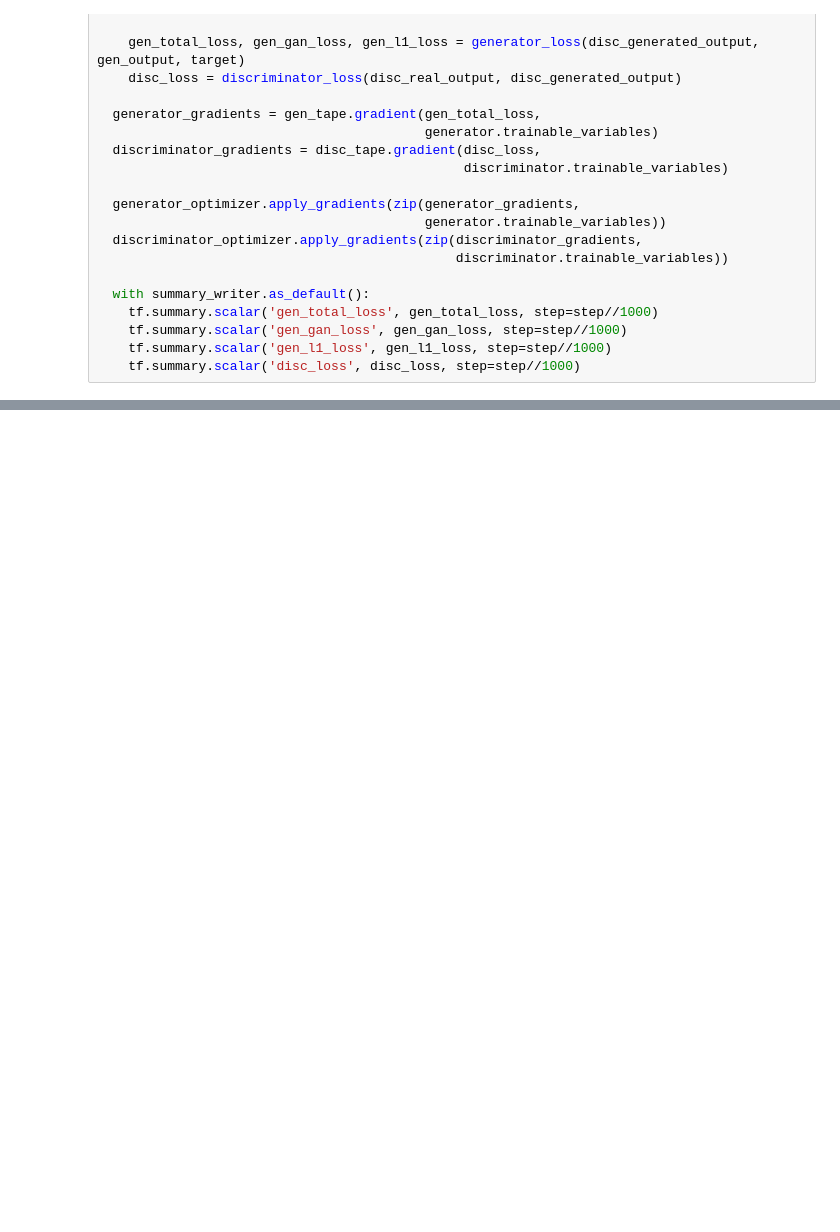
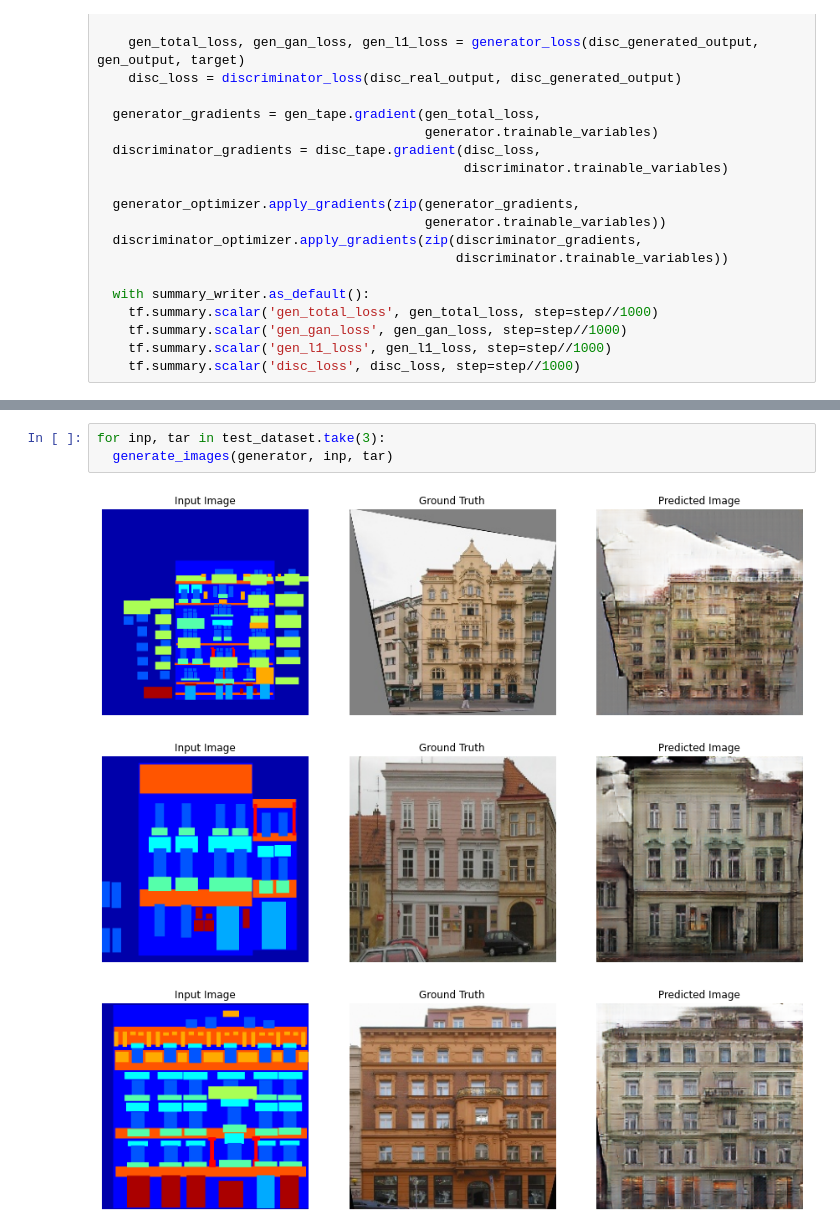
Before and after one commit to pre999/Pix2Pix-Building-design, a Jupyter notebook: model.ipynb, the cells around one changed output, grey strips where cells are left out. Cells and saved outputs as stored; diff of their text form; blank space fills up the shorter version.

```diff
--- a/model.ipynb
+++ b/model.ipynb
@@ -445,0 +462,7 @@ Step: 42
+# %%
+for inp, tar in test_dataset.take(3):
+  generate_images(generator, inp, tar)
+# %% [output]
+[figure, added]
+[figure, added]
+[figure, added]
```
Also changed, not shown: parts of 30 cells of this notebook, 42 other files.
